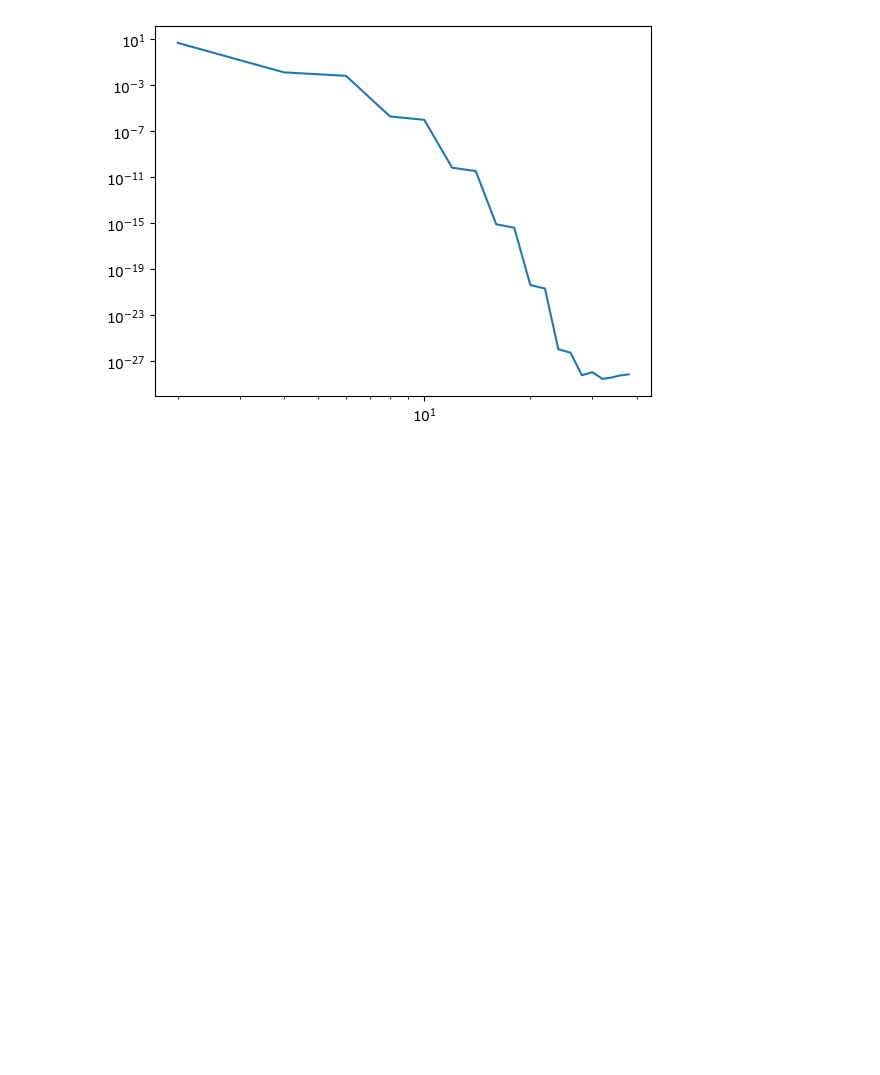
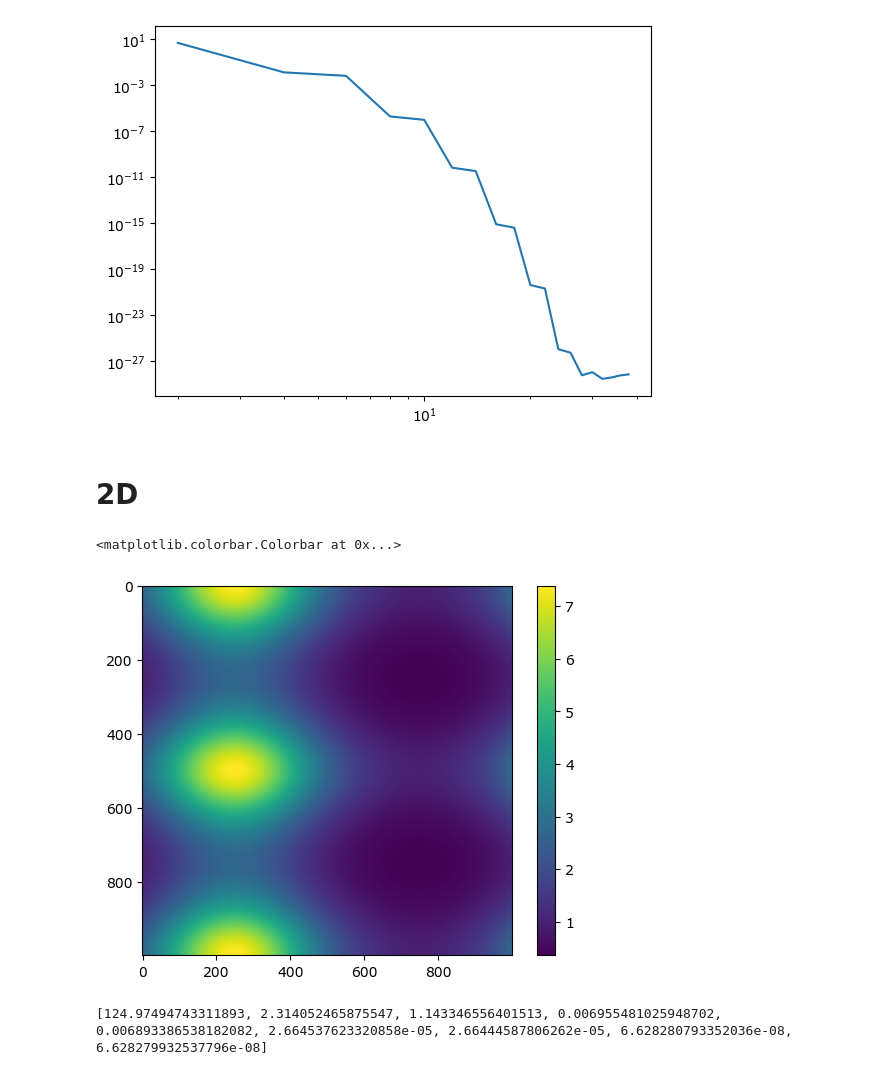
Before and after one commit to wd15/PyCahnHilliard, a Jupyter notebook: interpolate1.ipynb, the cells around one changed output. Drawn from its saved outputs; the diff is of its cells as text; code cells hidden in the pictures; blank space fills up the shorter version.

```diff
--- a/interpolate1.ipynb
+++ b/interpolate1.ipynb
@@ -87,3 +87,12 @@ plt.loglog(mxs, norms)
 # %% [output]
 [<matplotlib.lines.Line2D at 0x...>]
 [figure]
+# %% [markdown]
+# 2D
+# %%
+f2 = lambda x: np.exp(np.sin(x[0]) + np.cos(x[1])**2)
+
+p2 = lambda v_m, x, x_m, h: (
+    v_m[:, :, None, None] * s_n(x[0, None, None] - x_m[0, :, :, None, None], h) * \
+    s_n(x[1, None, None] - x_m[1, :, :, None, None], h)
+).sum(axis=(0, 1))
@@ -89,0 +113,6 @@ plt.loglog(mxs, norms)
+# %%
+plt.imshow(f2(x))
+plt.colorbar()
+# %% [output]
+<matplotlib.colorbar.Colorbar at 0x...>
+[figure, added]
@@ -89,0 +131,4 @@ plt.loglog(mxs, norms)
+# %%
+print(mse)
+# %% [output]
+[124.97494743311893, 2.314052465875547, 1.143346556401513, 0.006955481025948702, 0.006893386538182082, 2.664537623320858e-05, 2.66444587806262e-05, 6.628280793352036e-08, 6.628279932537796e-08]
```
Also changed, not shown: parts of 4 cells of this notebook.
